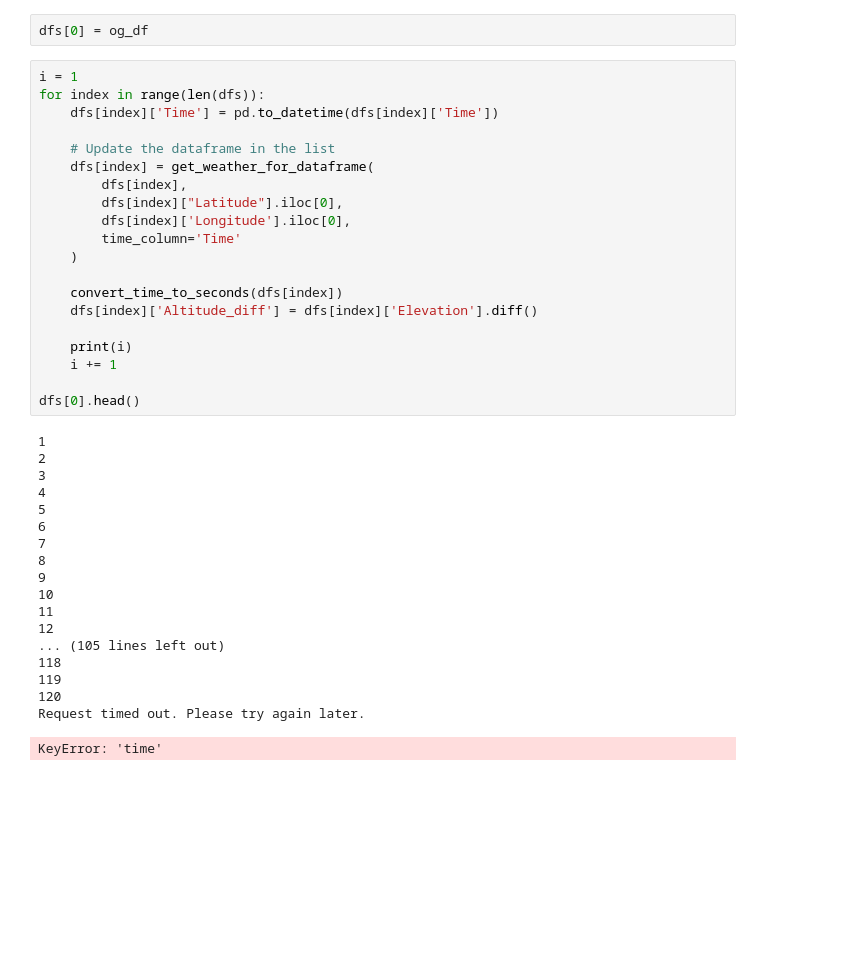
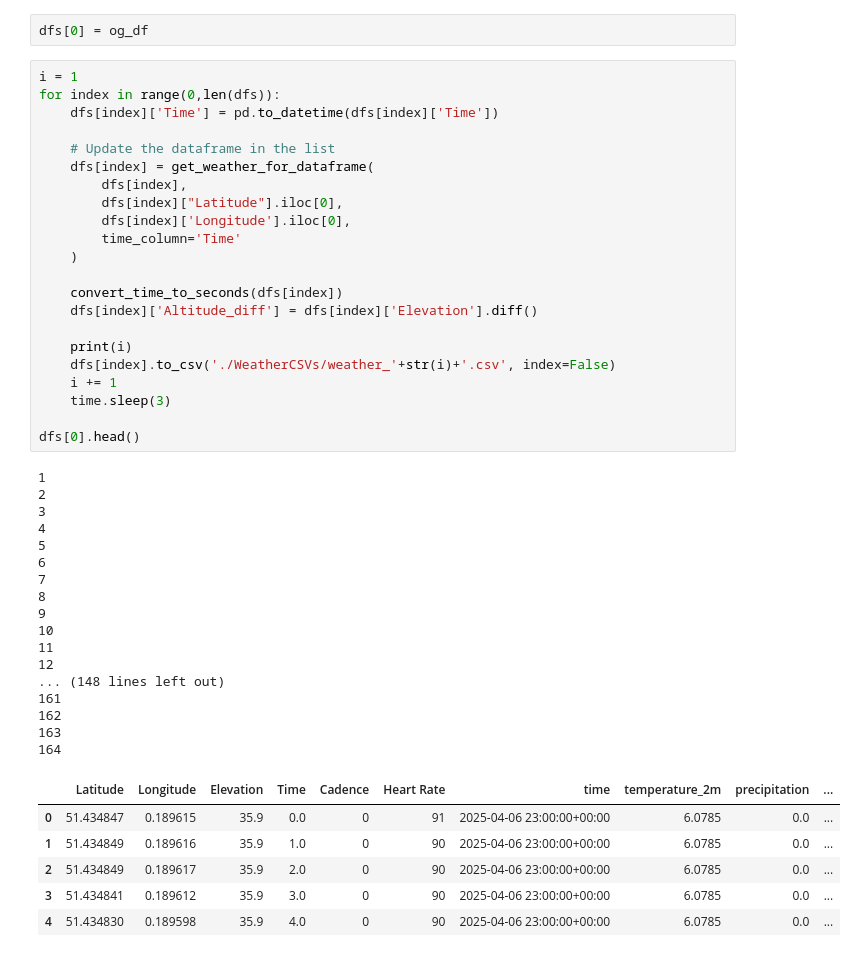
Before and after one commit to rreece15/Human-Signals-Project, a Jupyter notebook: weather_write.ipynb, the cells around one changed output. Saved outputs shown, nothing was run; the diff lists cells and outputs as text; blank space fills up the shorter version.

```diff
--- a/weather_write.ipynb
+++ b/weather_write.ipynb
@@ -247,43 +246,50 @@ og_df.head()
 dfs[0] = og_df
 # %%
 i = 1
-for index in range(len(dfs)):
+for index in range(0,len(dfs)):
     dfs[index]['Time'] = pd.to_datetime(dfs[index]['Time'])
 
     # Update the dataframe in the list
     dfs[index] = get_weather_for_dataframe(
         dfs[index],
         dfs[index]["Latitude"].iloc[0],
         dfs[index]['Longitude'].iloc[0],
         time_column='Time'
     )
 
     convert_time_to_seconds(dfs[index])
     dfs[index]['Altitude_diff'] = dfs[index]['Elevation'].diff()
 
     print(i)
+    dfs[index].to_csv('./WeatherCSVs/weather_'+str(i)+'.csv', index=False)
     i += 1
+    time.sleep(3)
 
 dfs[0].head()
 # %% [output]
 1
 2
 3
 4
 5
 6
 7
 8
 9
 10
 11
 12
-... (105 lines left out)
-118
-119
-120
-Request timed out. Please try again later.
+... (148 lines left out)
+161
+162
+163
+164
-KeyError: 'time'
+|  | Latitude | Longitude | Elevation | Time | Cadence | Heart Rate | time | temperature_2m | precipitation | ... |
+| 0 | 51.434847 | 0.189615 | 35.9 | 0.0 | 0 | 91 | 2025-04-06 23:00:00+00:00 | 6.0785 | 0.0 | ... |
+| 1 | 51.434849 | 0.189616 | 35.9 | 1.0 | 0 | 90 | 2025-04-06 23:00:00+00:00 | 6.0785 | 0.0 | ... |
+| 2 | 51.434849 | 0.189617 | 35.9 | 2.0 | 0 | 90 | 2025-04-06 23:00:00+00:00 | 6.0785 | 0.0 | ... |
+| 3 | 51.434841 | 0.189612 | 35.9 | 3.0 | 0 | 90 | 2025-04-06 23:00:00+00:00 | 6.0785 | 0.0 | ... |
+| 4 | 51.434830 | 0.189598 | 35.9 | 4.0 | 0 | 90 | 2025-04-06 23:00:00+00:00 | 6.0785 | 0.0 | ... |
 # %%
 dfs[2].head()
 # %% [output]
```
Also changed, not shown: parts of 5 cells of this notebook, 1 other file.
